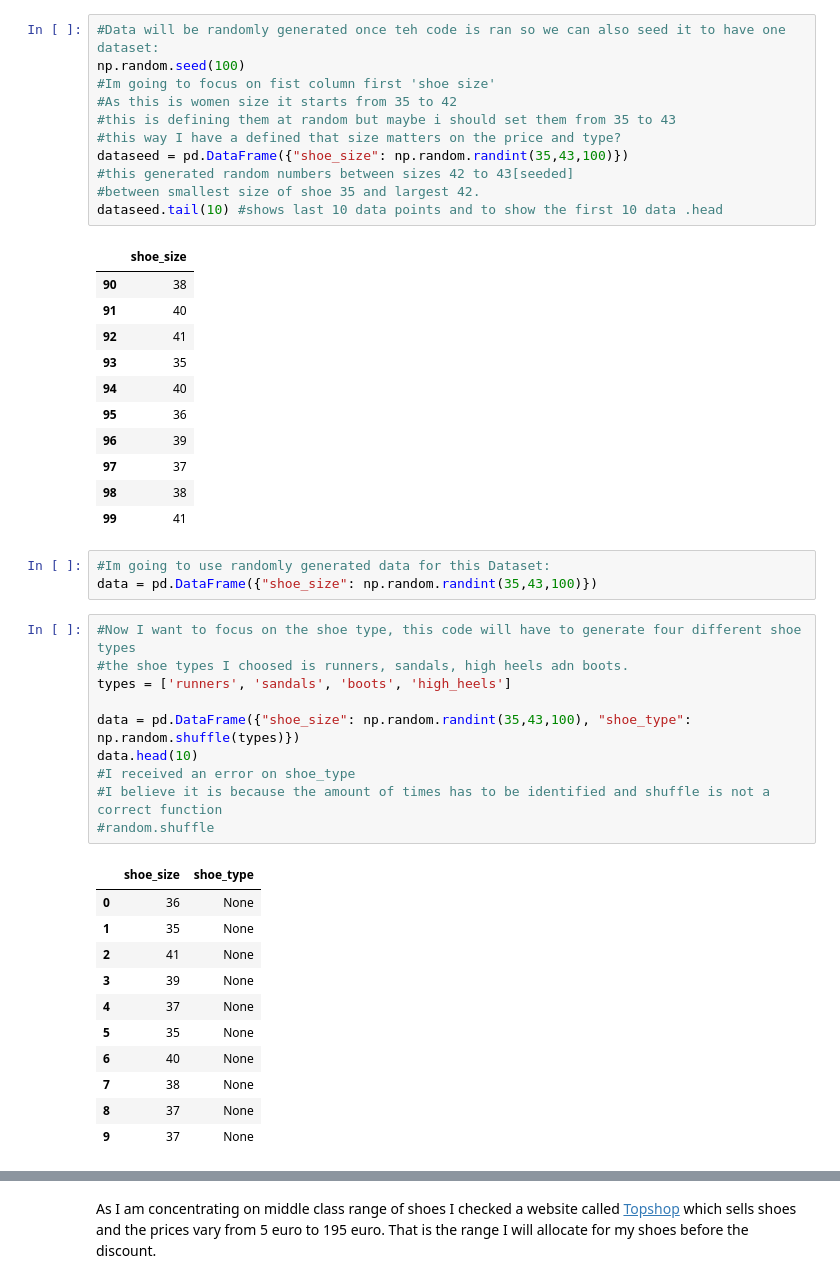
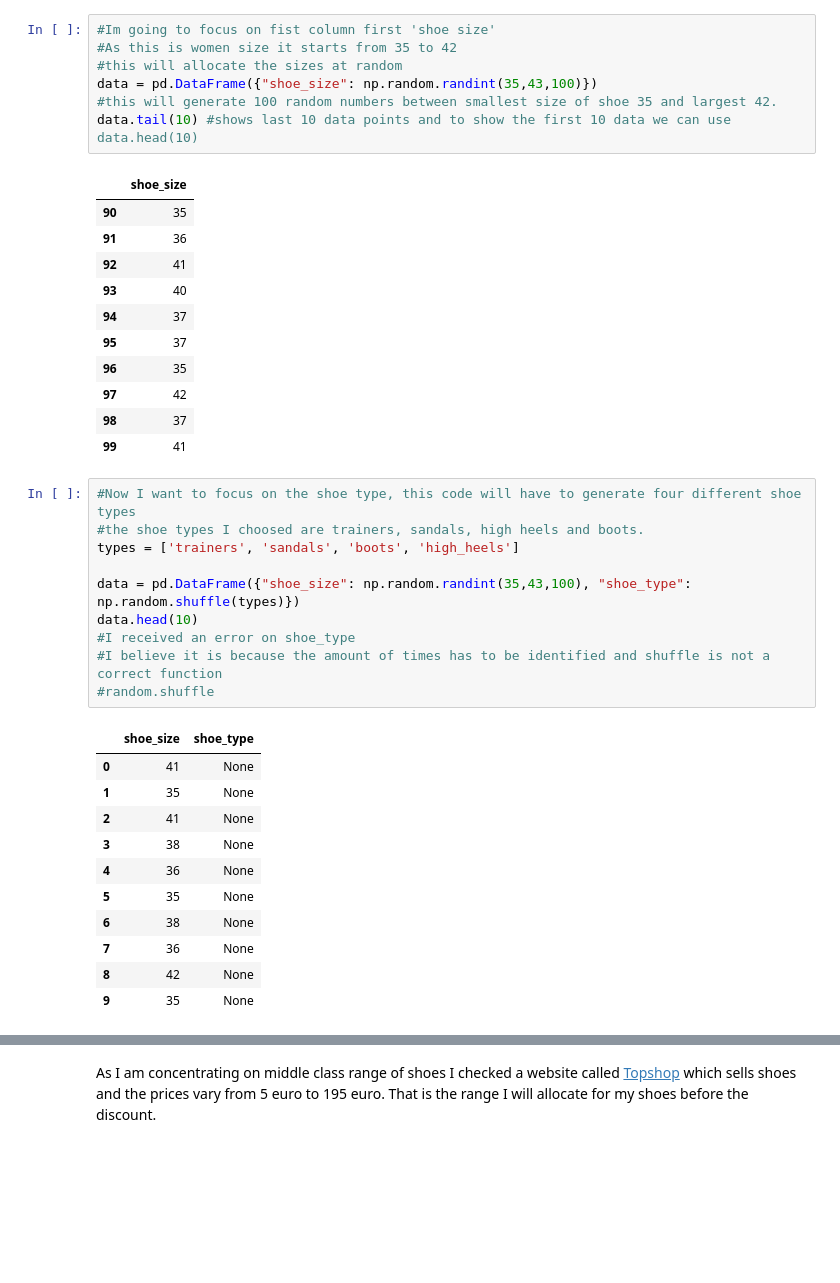
Before and after one commit to MartynaMisk/ProgrammingProject, a Jupyter notebook: RealwolrdPhenomenon.ipynb, the cells around one changed output, grey strips where cells are left out. Saved outputs shown, nothing was run; the diff lists cells and outputs as text; blank space fills up the shorter version.

```diff
--- a/RealwolrdPhenomenon.ipynb
+++ b/RealwolrdPhenomenon.ipynb
@@ -97,33 +107,26 @@ data # what we have here is randomly generated numbers between 0 to 100
 # %%
-#Data will be randomly generated once teh code is ran so we can also seed it to have one dataset:
-np.random.seed(100)
 #Im going to focus on fist column first 'shoe size'
 #As this is women size it starts from 35 to 42
-#this is defining them at random but maybe i should set them from 35 to 43
-#this way I have a defined that size matters on the price and type?
-dataseed = pd.DataFrame({"shoe_size": np.random.randint(35,43,100)})
-#this generated random numbers between sizes 42 to 43[seeded]
-#between smallest size of shoe 35 and largest 42.
-dataseed.tail(10) #shows last 10 data points and to show the first 10 data .head
+#this will allocate the sizes at random
+data = pd.DataFrame({"shoe_size": np.random.randint(35,43,100)})
+#this will generate 100 random numbers between smallest size of shoe 35 and largest 42.
+data.tail(10) #shows last 10 data points and to show the first 10 data we can use data.head(10)
 # %% [output]
 |  | shoe_size |
-| 90 | 38 |
-| 91 | 40 |
+| 90 | 35 |
+| 91 | 36 |
 | 92 | 41 |
-| 93 | 35 |
-| 94 | 40 |
-| 95 | 36 |
-| 96 | 39 |
-| 97 | 37 |
-| 98 | 38 |
+| 93 | 40 |
+| 94 | 37 |
+| 95 | 37 |
+| 96 | 35 |
+| 97 | 42 |
+| 98 | 37 |
 | 99 | 41 |
-# %%
-#Im going to use randomly generated data for this Dataset:
-data = pd.DataFrame({"shoe_size": np.random.randint(35,43,100)})
 # %%
 #Now I want to focus on the shoe type, this code will have to generate four different shoe types
-#the shoe types I choosed is runners, sandals, high heels adn boots.
-types = ['runners', 'sandals', 'boots', 'high_heels']
+#the shoe types I choosed are trainers, sandals, high heels and boots.
+types = ['trainers', 'sandals', 'boots', 'high_heels']
 
 data = pd.DataFrame({"shoe_size": np.random.randint(35,43,100), "shoe_type": np.random.shuffle(types)})
 data.head(10)
@@ -132,16 +135,16 @@ data.head(10)
 #random.shuffle
 # %% [output]
 |  | shoe_size | shoe_type |
-| 0 | 36 | None |
+| 0 | 41 | None |
 | 1 | 35 | None |
 | 2 | 41 | None |
-| 3 | 39 | None |
-| 4 | 37 | None |
+| 3 | 38 | None |
+| 4 | 36 | None |
 | 5 | 35 | None |
-| 6 | 40 | None |
-| 7 | 38 | None |
-| 8 | 37 | None |
-| 9 | 37 | None |
+| 6 | 38 | None |
+| 7 | 36 | None |
+| 8 | 42 | None |
+| 9 | 35 | None |
 # %%
 data = pd.DataFrame({"shoe_size": np.random.randint(35,43,100), "shoe_type": np.random.choice(types, 100)})
 data.head(20)
```
Also changed, not shown: parts of 32 cells of this notebook.
